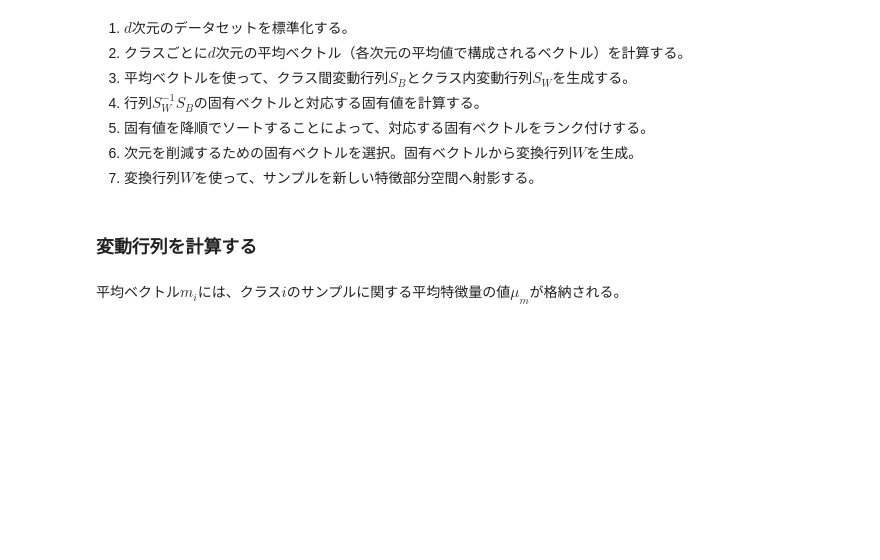
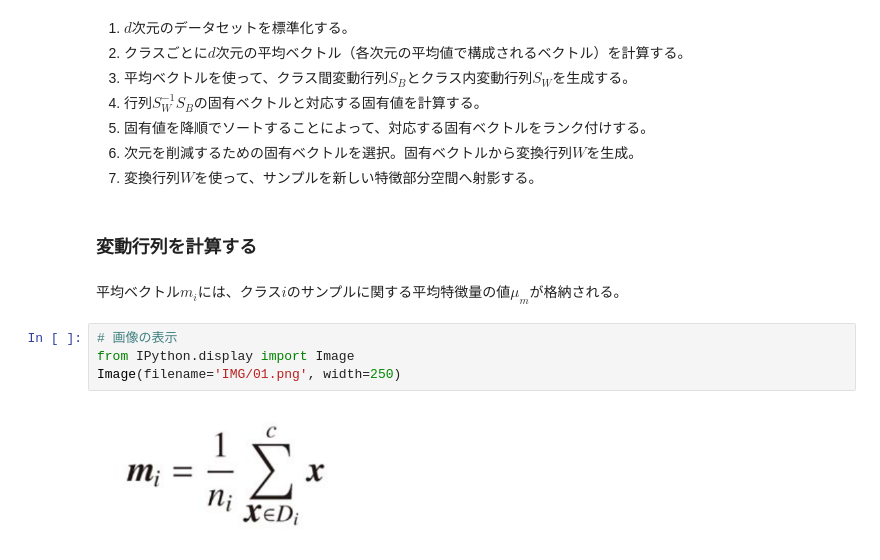
Before and after one commit to TakanoriHasebe/python_machine_learning_2nd, a Jupyter notebook: ch05/次元削減でデータを圧縮する.ipynb, the cells around one changed output. Saved outputs shown, nothing was run; the diff lists cells and outputs as text; blank space fills up the shorter version.

```diff
--- a/ch05/次元削減でデータを圧縮する.ipynb
+++ b/ch05/次元削減でデータを圧縮する.ipynb
@@ -266,3 +266,9 @@ LDAはクラスの分離を最適化する特徴空間を見つけ出そうと
 ### 変動行列を計算する
 # %% [markdown]
 平均ベクトル$m_{i}$には、クラス$i$のサンプルに関する平均特徴量の値$\mu_{m}$が格納される。<br>
+# %%
+# 画像の表示
+from IPython.display import Image
+Image(filename='IMG/01.png', width=250)
+# %% [output]
+[figure, added]
```
Also changed, not shown: parts of 10 cells of this notebook, 3 other files.
